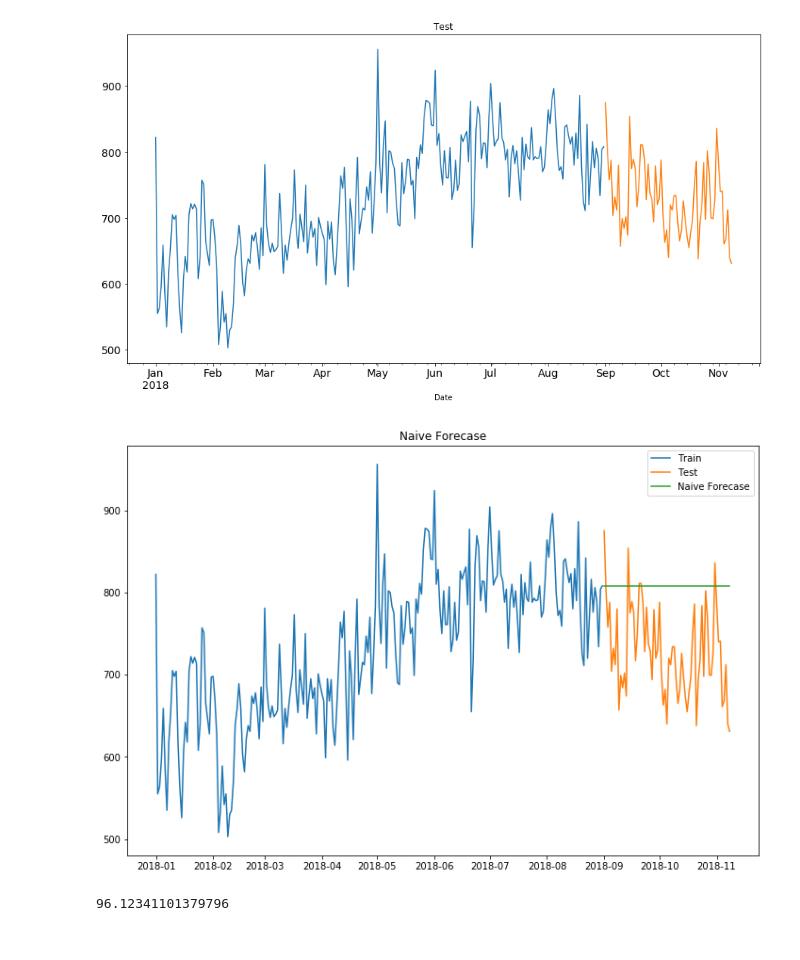
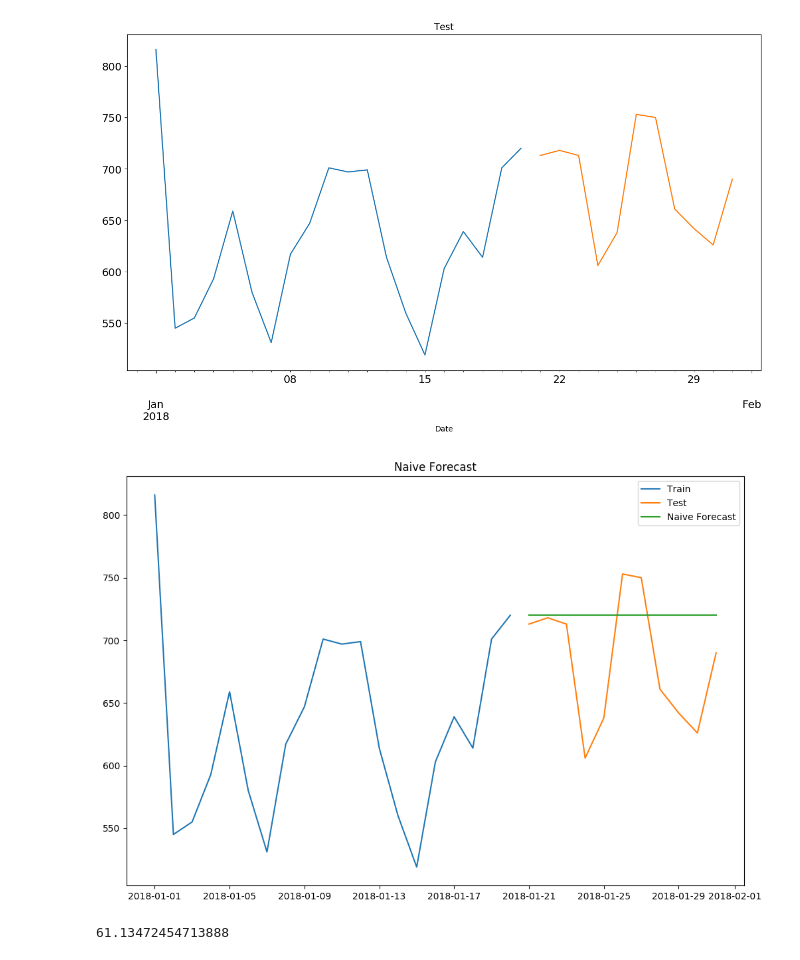
Before and after one commit to marc-wilson/crime-app, a Jupyter notebook: exploration.ipynb, the cells around one changed output. Saved outputs shown, nothing was run; the diff lists cells and outputs as text; code cells hidden in the pictures.

```diff
--- a/exploration.ipynb
+++ b/exploration.ipynb
@@ -1,4 +1,5 @@
 # %%
+# Import Libraries, Read Data, Drop nan
 import pandas as pd
 import matplotlib.pyplot as plt; plt.rcdefaults()
 import numpy as np
@@ -7,6 +8,5 @@ from sklearn.metrics import mean_squared_error
 from math import sqrt
 from statsmodels.tsa.api import ExponentialSmoothing, SimpleExpSmoothing, Holt
 
-crime_df = pd.read_csv('data/crimes.csv')
-print(crime_df.head())
-print(crime_df.shape)
+crime_df_raw = pd.read_csv('data/crimes.csv')
+crime_df_raw.dropna(inplace=True);
@@ -30,0 +13,9 @@ print(crime_df.shape)
+# %%
+# Get Data Set, Create Month and Day Columns, Apply Date Index
+crime_df = crime_df_raw[ crime_df_raw['Year'] == 2018]
+
+crime_df['Month'] = pd.to_datetime(crime_df['Date']).dt.month
+crime_df['Day'] = pd.to_datetime(crime_df['Date']).dt.day
+crime_df = crime_df[ crime_df['Month'] == 1]
+crime_df.index = pd.to_datetime(crime_df['Date'])
+print(crime_df.shape)
@@ -129,14 +98,14 @@ See the caveats in the documentation: http://pandas.pydata.org/pandas-docs/stabl
+# %%
+# Create Train and Test Data
+
+train = crime_df[crime_df['Day'] < 21].resample('D').apply({'Date': 'count'})
+test = crime_df[crime_df['Day'] > 20].resample('D').apply({'Date': 'count'})
 # %%
-# Build train and test data
-
-train = jan_aug_cases.resample('D').apply({'Date': 'count'})
-test = sep_dec_cases.resample('D').apply({'Date': 'count'})
-
 train.Date.plot(figsize=(15, 8), title='Train', fontsize=14)
 test.Date.plot(figsize=(15, 8), title='Test', fontsize=14)
 plt.show()
 # %% [output]
-[figure, old version]
+[figure, new version]
 # %%
 # Forecast (Naive)
 
@@ -147,15 +116,15 @@ y_hat['naive'] = dd[len(dd) - 1]
 plt.figure(figsize=(12, 8))
 plt.plot(train.index, train['Date'], label='Train')
 plt.plot(test.index, test['Date'], label='Test')
-plt.plot(y_hat.index, y_hat['naive'], label='Naive Forecase')
+plt.plot(y_hat.index, y_hat['naive'], label='Naive Forecast')
 plt.legend(loc='best')
-plt.title('Naive Forecase')
+plt.title('Naive Forecast')
 plt.show()
 rms_naive = sqrt(mean_squared_error(test.Date, y_hat.naive))
 print(rms_naive)
 # %% [output]
-[figure, old version]
+[figure, new version]
-96.12341101379796
+61.13472454713888
 # %%
 # Forecast (Simple Average)
 
```
Also changed, not shown: parts of 9 cells of this notebook, 2 other files.
